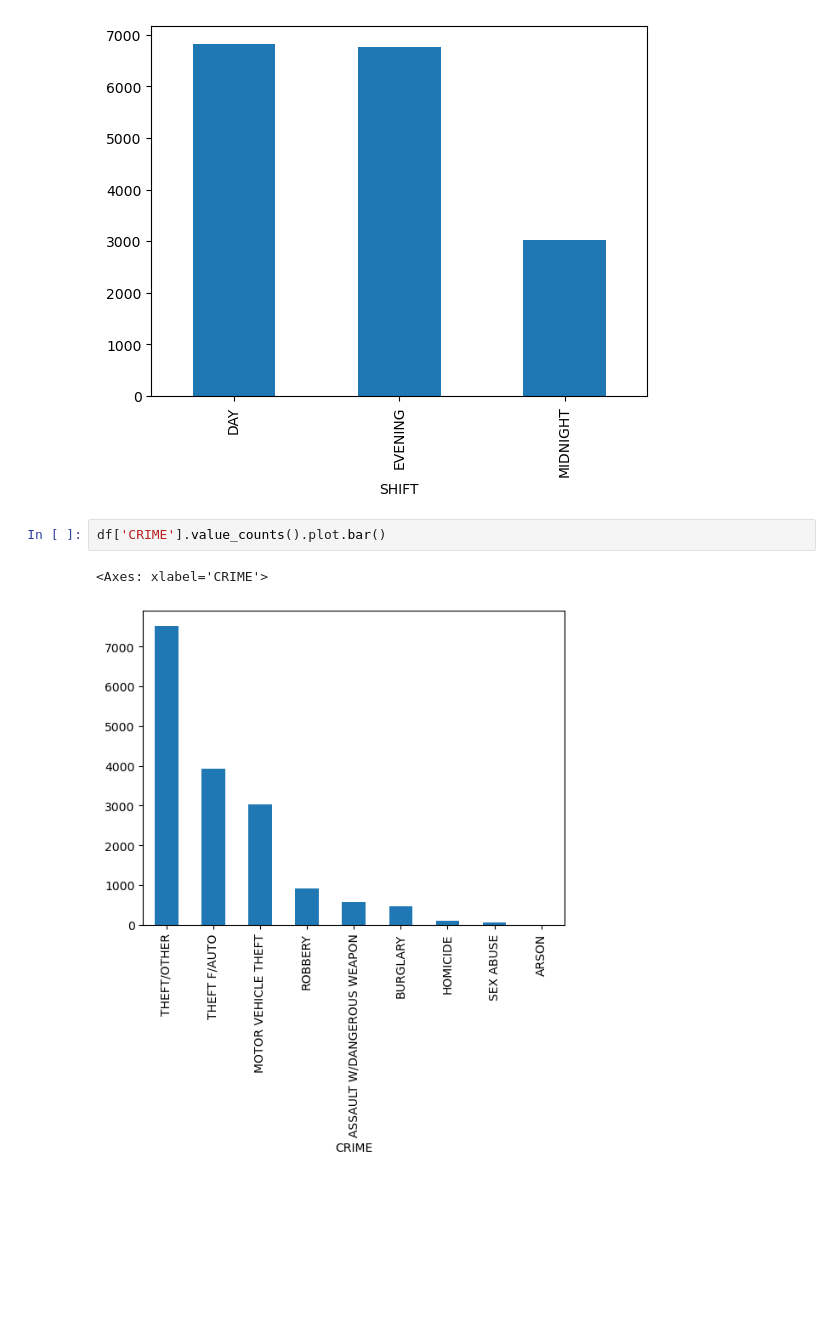
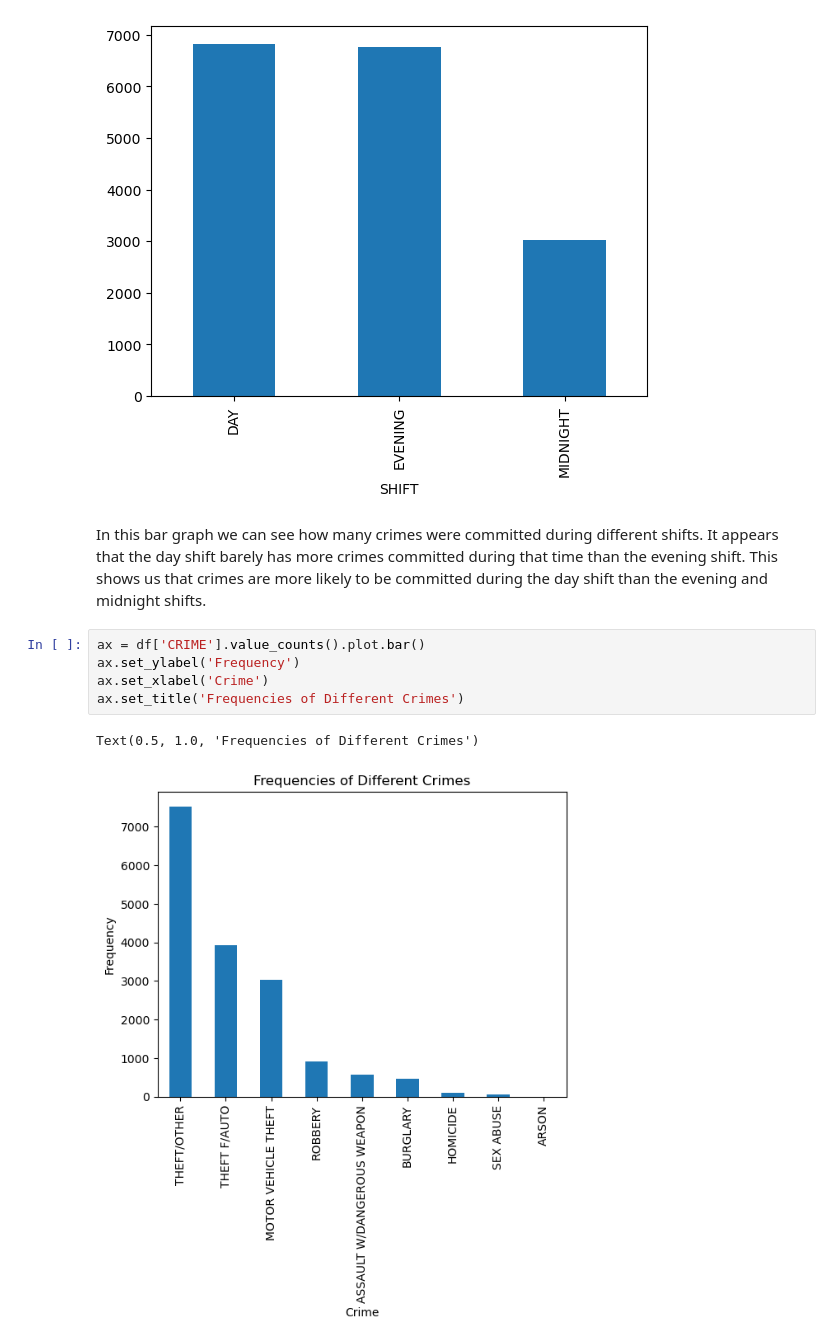
Before and after one commit to marti2rp/IA-340, a Jupyter notebook: Lab2.ipynb, the cells around one changed output. Drawn from its saved outputs; the diff is of its cells as text; blank space fills up the shorter version.

```diff
--- a/Lab2.ipynb
+++ b/Lab2.ipynb
@@ -177,8 +177,13 @@ sum_crimes_by_shift.plot.bar()
 # %% [output]
 <Axes: xlabel='SHIFT'>
 [figure]
+# %% [markdown]
+In this bar graph we can see how many crimes were committed during different shifts. It appears that the day shift barely has more crimes committed during that time than the evening shift. This shows us that crimes are more likely to be committed during the day shift than the evening and midnight shifts.
 # %%
-df['CRIME'].value_counts().plot.bar()
+ax = df['CRIME'].value_counts().plot.bar()
+ax.set_ylabel('Frequency')
+ax.set_xlabel('Crime')
+ax.set_title('Frequencies of Different Crimes')
 # %% [output]
-<Axes: xlabel='CRIME'>
+Text(0.5, 1.0, 'Frequencies of Different Crimes')
-[figure, old version]
+[figure, new version]
```
Also changed, not shown: parts of 1 cell of this notebook, 2 other files.
